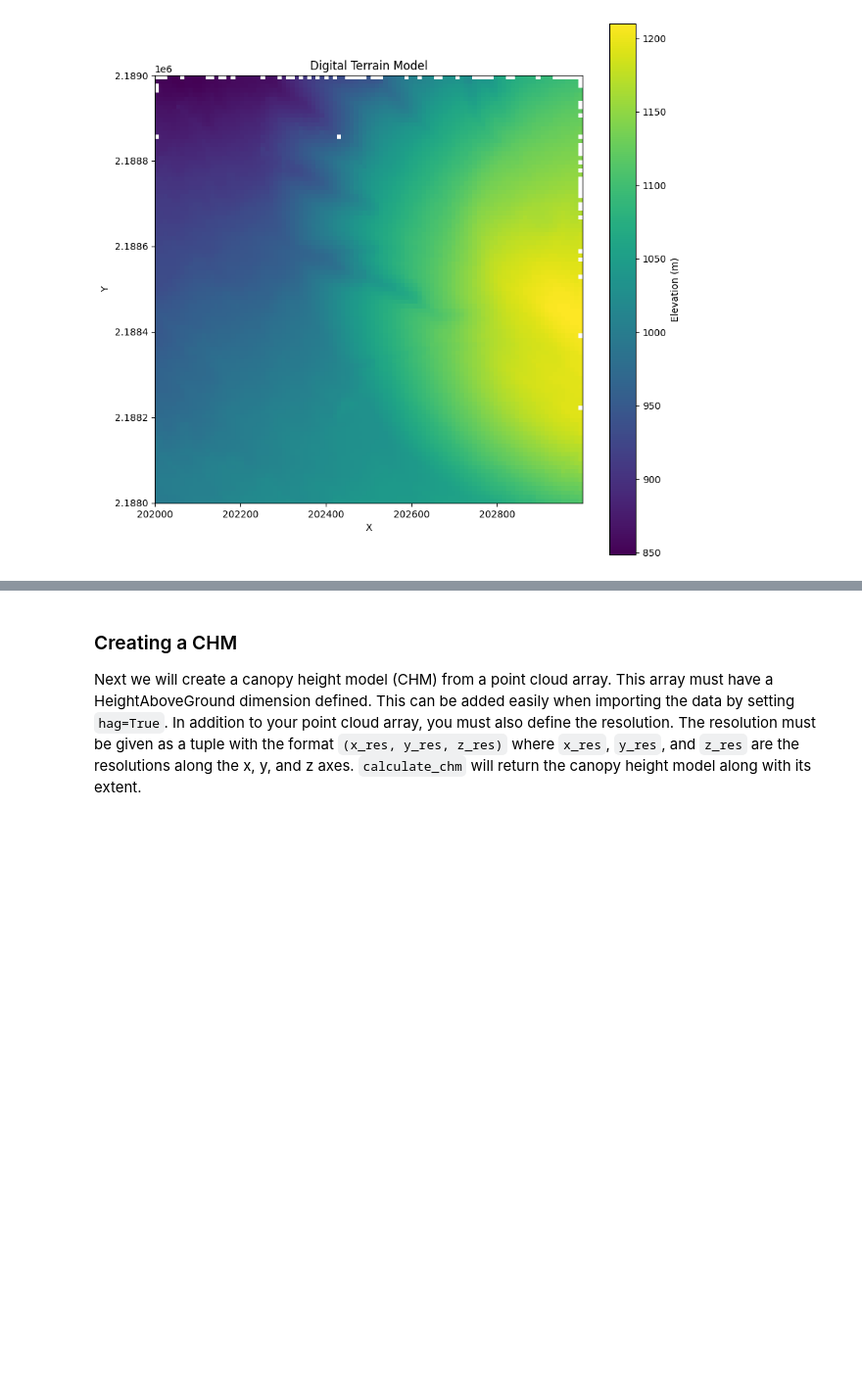
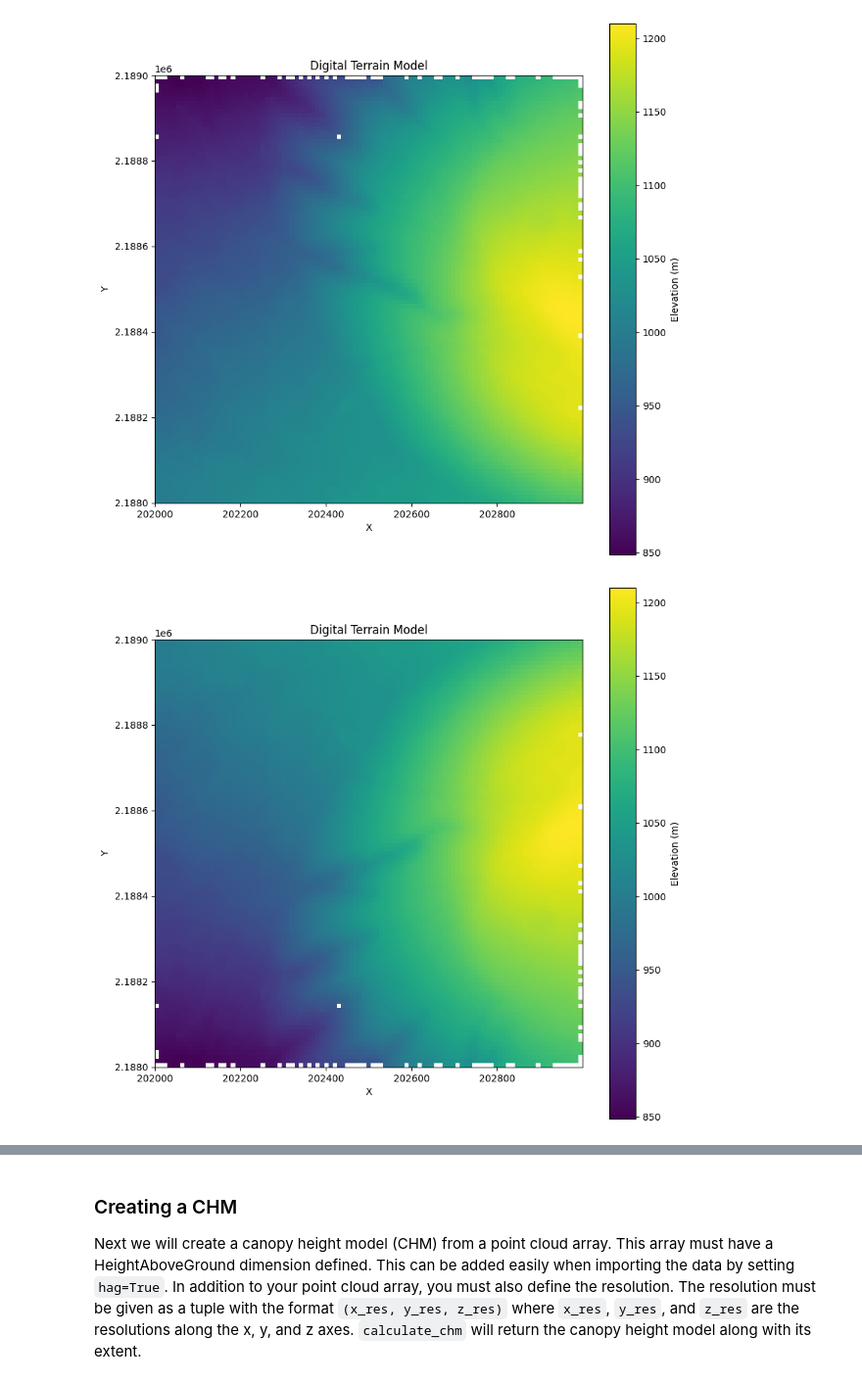
Before and after one commit to iosefa/PyForestScan, a Jupyter notebook: docs/examples/getting-started-importing-preprocessing-dtm-chm.ipynb, the cells around one changed output, grey strips where cells are left out. Shown at 98% size. Saved outputs shown, nothing was run; the diff lists cells and outputs as text; code cells hidden in the pictures; blank space fills up the shorter version.

```diff
--- a/docs/examples/getting-started-importing-preprocessing-dtm-chm.ipynb
+++ b/docs/examples/getting-started-importing-preprocessing-dtm-chm.ipynb
@@ -17,7 +17,7 @@ We will create a digital terrain model (DTM). We will begin by importing and cle
 We will read the lidar data:
 # %%
 file_path = "../example_data/20191210_5QKB020880.laz"
-arrays = read_lidar(file_path, "EPSG:32605")
+arrays = read_lidar(file_path, "EPSG:32605", hag=True)
 # %% [markdown]
 Now that the data has been loaded, we can clean the data by removing outliers and classifying ground points.
 # %%
@@ -40,2 +40,6 @@ plot_metric('Digital Terrain Model', dtm, extent, metric_name='Elevation (m)',cm
 # %% [output]
 [figure]
+# %%
+plot_metric('Digital Terrain Model', dtm, extent, metric_name='Elevation (m)',cmap='viridis', fig_size=None, flip_y=None)
+# %% [output]
+[figure, added]
```
Also changed, not shown: parts of 4 cells of this notebook, 1 other file.
